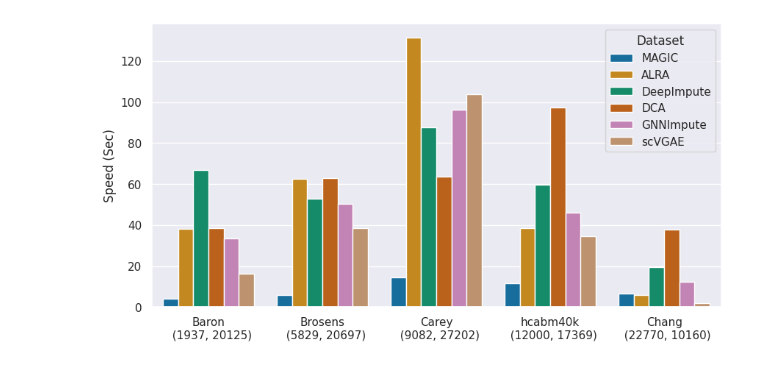
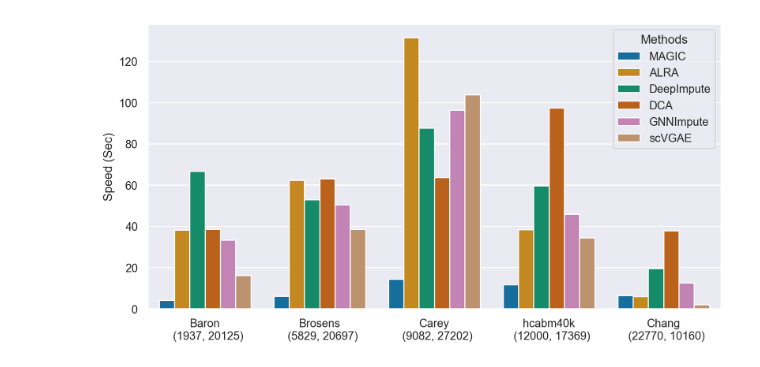
Before and after one commit to inoue0426/scVGAE-paper, a Jupyter notebook: speed check/Visualization.ipynb, the cells around one changed output. Cells and saved outputs as stored; diff of their text form; code cells hidden in the pictures.

Commit message:
update legends

```diff
--- a/speed check/Visualization.ipynb
+++ b/speed check/Visualization.ipynb
@@ -22,8 +22,8 @@ df.columns = [
 speed = pd.DataFrame()
 for i in df.index:
     tmp = pd.DataFrame(df.loc[i].values, columns=['Value'])
-    tmp['Dataset'] = [i]*len(df.columns)
-    tmp['Methods'] =df.columns
+    tmp['Methods'] = [i]*len(df.columns)
+    tmp['Datasets'] =df.columns
 
     speed = pd.concat([
         speed, tmp
@@ -31,11 +51,11 @@ for i in df.index:
 # %%
 cmap = sns.color_palette('colorblind')
-fig = plt.figure(figsize=(10, 5))
+fig = plt.figure(figsize=(10, 5), dpi=200)
 sns.set(style='darkgrid')
 
-ax = sns.barplot(data=speed[['Dataset', 'Methods', 'Value']], x='Methods', y='Value', hue='Dataset', palette=cmap)
+ax = sns.barplot(data=speed[['Datasets', 'Methods', 'Value']], x='Datasets', y='Value', hue='Methods', palette=cmap)
 ax.set(xlabel=None)
 ax.set(ylabel='Speed (Sec)')
 plt.show()
 # %% [output]
-[figure, old version]
+[figure, new version]
```
Also changed, not shown: parts of 1 cell of this notebook.
